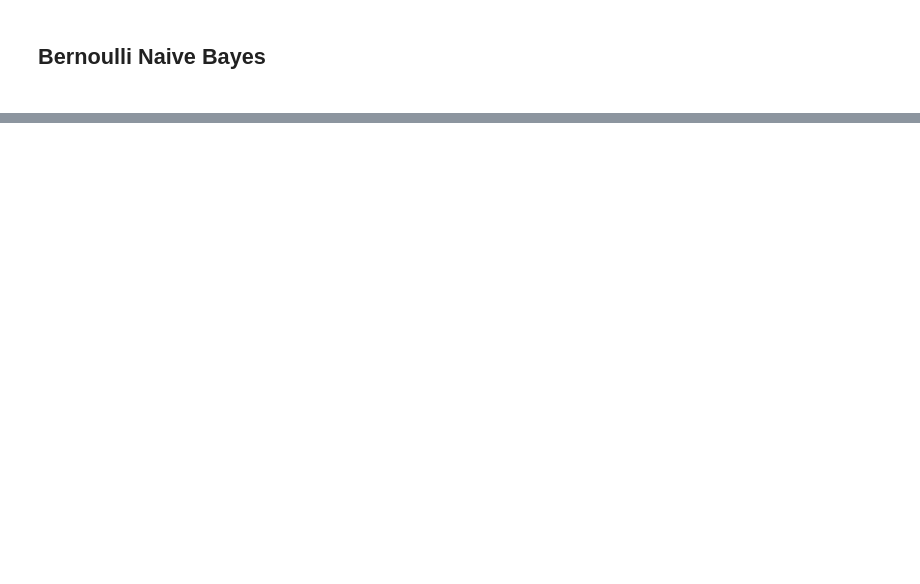
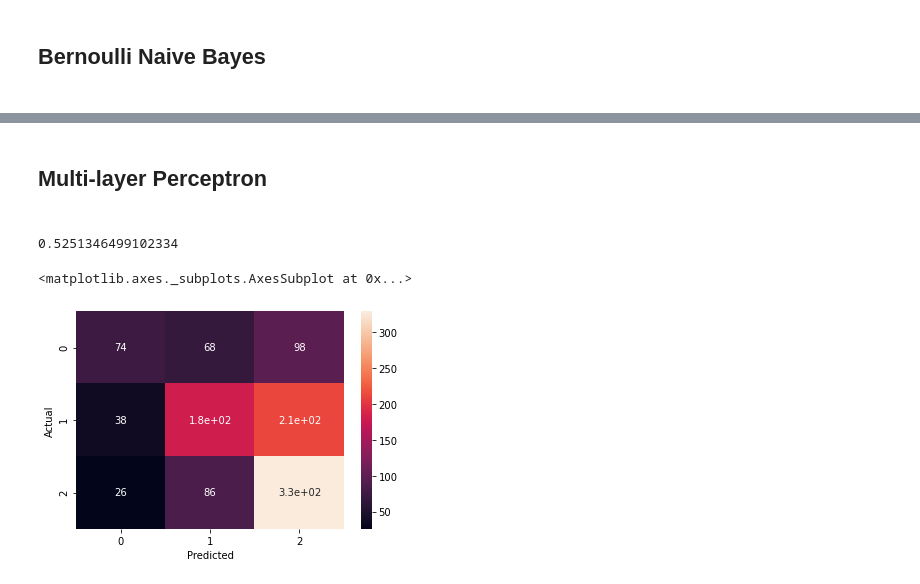
Before and after one commit to AlanPalomino/TTB_2020_2_13, a Jupyter notebook: Classification.ipynb, the cells around one changed output, grey strips where cells are left out. Drawn from its saved outputs; the diff is of its cells as text; code cells hidden in the pictures; blank space fills up the shorter version.

Commit message:
Multi-layer perceptron model

```diff
--- a/Classification.ipynb
+++ b/Classification.ipynb
@@ -347,0 +347,23 @@ Accuracy :  0.49789915966386555
+# %% [markdown]
+<h2>Multi-layer Perceptron<h2>
+# %%
+from sklearn.neural_network import MLPClassifier
+from sklearn.preprocessing import StandardScaler
+
+sc = StandardScaler()
+X_train = sc.fit_transform(X_train)
+
+clf = MLPClassifier(solver='lbfgs', alpha=1e-5, hidden_layer_sizes=(10, 2), random_state=1,max_iter=20000)
+clf.fit(X_train, y_train)
+
+X_test = sc.fit_transform(X_test)
+
+print(clf.score(X_test, y_test))
+
+y_pred = clf.predict(X_test)
+confusion_matrix = pd.crosstab(y_test, y_pred, rownames=['Actual'], colnames=['Predicted'])
+sn.heatmap(confusion_matrix, annot=True)
+# %% [output]
+0.5251346499102334
+<matplotlib.axes._subplots.AxesSubplot at 0x...>
+[figure, added]
```
Also changed, not shown: parts of 10 cells of this notebook.
